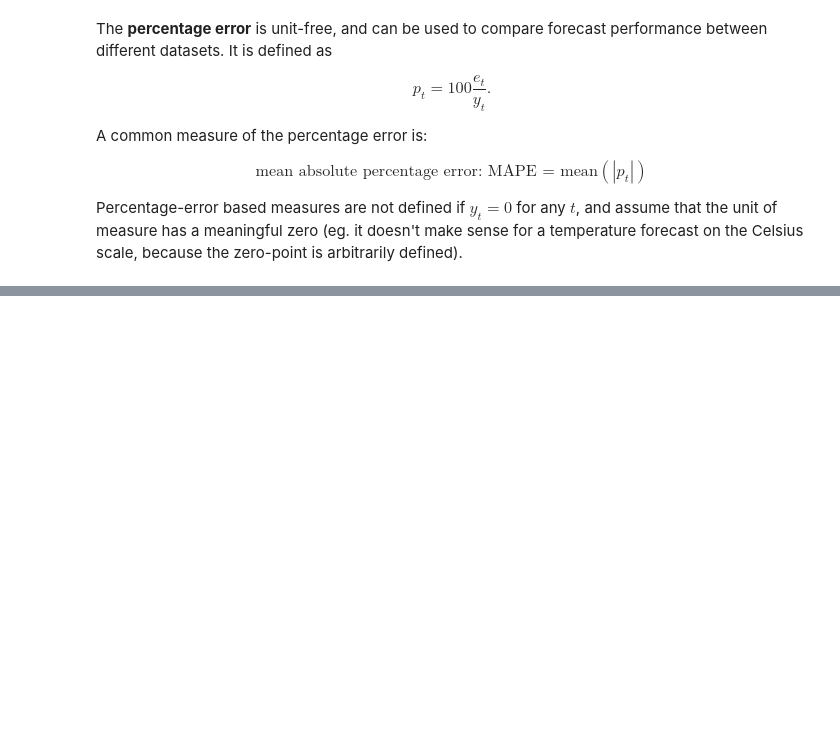
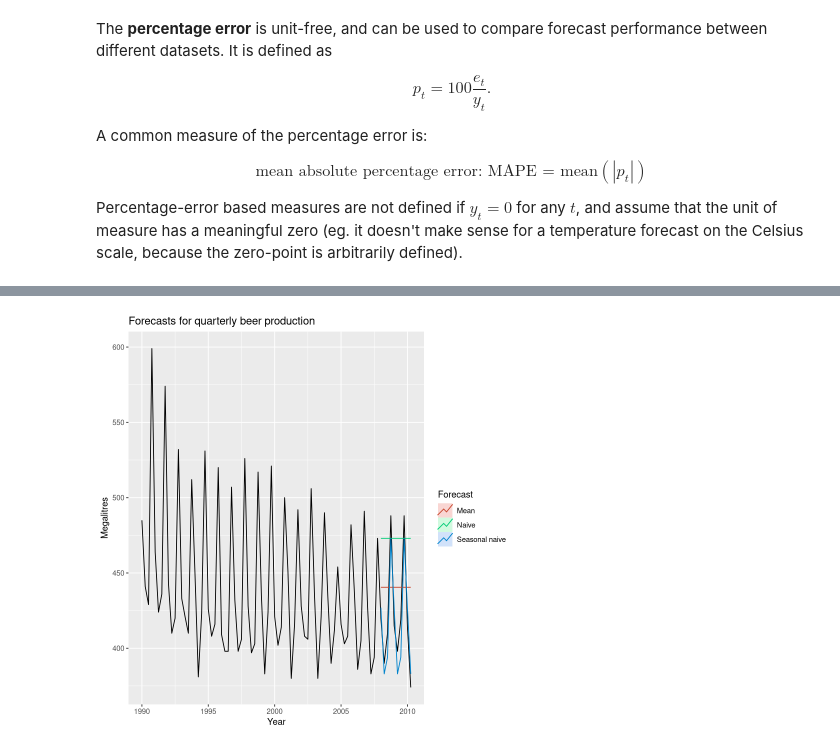
Before and after one commit to al-jshen/learnts, a Jupyter notebook: fpp/ch3.ipynb, the cells around one changed output, grey strips where cells are left out. Saved outputs shown, nothing was run; the diff lists cells and outputs as text; code cells hidden in the pictures; blank space fills up the shorter version.

Commit message:
finished forecast accuracy section

```diff
--- a/fpp/ch3.ipynb
+++ b/fpp/ch3.ipynb
@@ -233,0 +250,14 @@ Percentage-error based measures are not defined if $y_t=0$ for any $t$, and assu
+# %%
+beer2 <- window(ausbeer, start=1990, end=c(2007, 4))
+fit1 <- meanf(beer2, h=10)
+fit2 <- naive(beer2, h=10)
+fit3 <- snaive(beer2, h=10)
+autoplot(window(ausbeer, start=1990)) +
+    autolayer(fit1, series='Mean', PI=FALSE) +
+    autolayer(fit2, series='Naive', PI=FALSE) +
+    autolayer(fit3, series='Seasonal naive', PI=FALSE) +
+    xlab('Year') + ylab('Megalitres') +
+    ggtitle("Forecasts for quarterly beer production") +
+    guides(colour=guide_legend(title='Forecast'))
+# %% [output]
+[figure, added]
```
Also changed, not shown: parts of 6 cells of this notebook, 1 other file.
